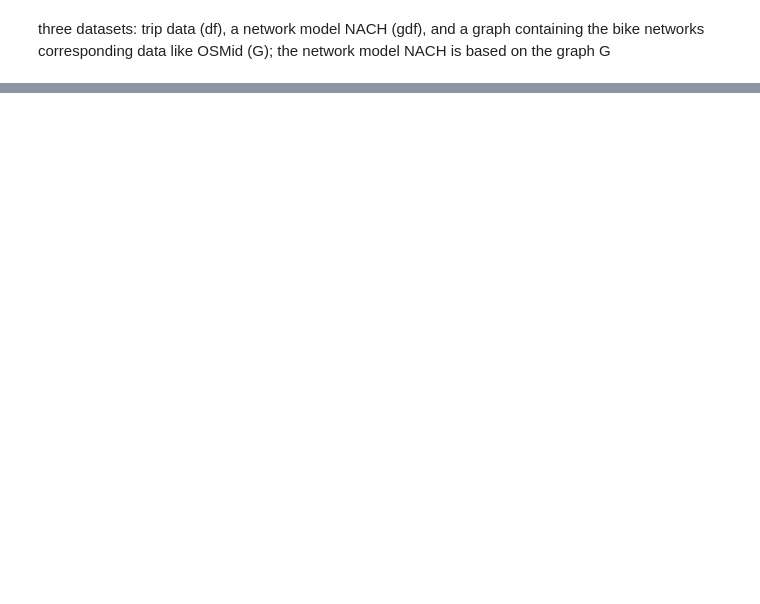
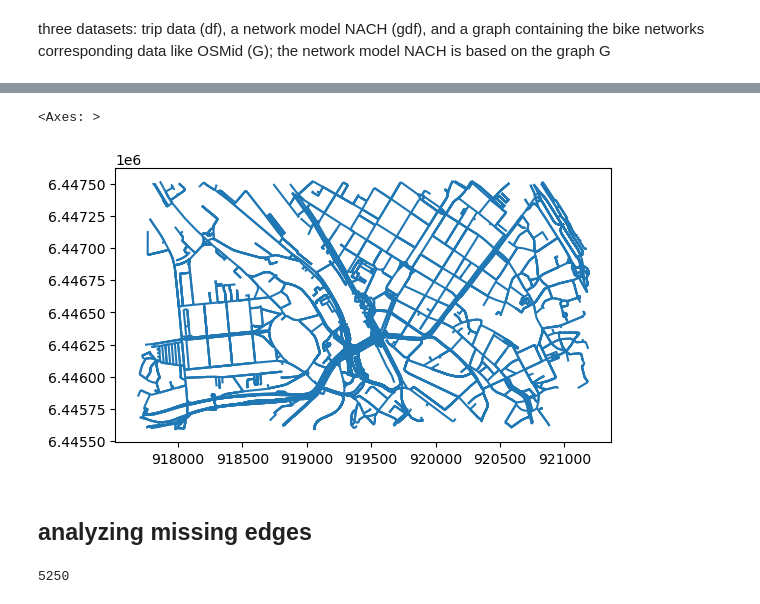
Before and after one commit to LukasCocineroDKSR/GBFS-data-generator, a Jupyter notebook: route_choice.ipynb, the cells around one changed output, grey strips where cells are left out. Cells and saved outputs as stored; diff of their text form; code cells hidden in the pictures; blank space fills up the shorter version.

```diff
--- a/route_choice.ipynb
+++ b/route_choice.ipynb
@@ -16,2 +19,6 @@ G = ox.graph_from_bbox(50.007215, 49.996002, 8.243716, 8.275259, network_type='b
 # %%
 gdf_raw = gpd.read_file('joined_graph_NACH_1500_v03.gpkg')
+# %%
+gdf_graph = gpd.read_file("C:\\Users\\LukasKoch\\Desktop\\pipeline\\RouteChoice\\data\\neu\\graph_edges.gpkg")
+# %%
+gdf_NACH = gpd.read_file("C:\\Users\\LukasKoch\\Desktop\\pipeline\\RouteChoice\\data\\neu\\NACH_model.gpkg")
@@ -17,0 +59,9 @@ gdf_raw = gpd.read_file('joined_graph_NACH_1500_v03.gpkg')
+# %%
+new_crs = 'EPSG:3857'
+gdf_graph = gdf_graph.to_crs(new_crs)
+# %%
+# Perform spatial join
+merged_gdf = gpd.sjoin(gdf_graph, gdf_NACH, how='left', op='intersects')
+
+# Get the matched rows
+matched_rows = merged_gdf[gdf_graph.columns]
@@ -18,2 +86,13 @@ gdf_raw = gpd.read_file('joined_graph_NACH_1500_v03.gpkg')
+# %%
+merged_gdf.plot()
+# %% [output]
+<Axes: >
+[figure, added]
+# %% [markdown]
+## analyzing missing edges
+# %%
+len(gdf_NACH)
+# %% [output]
+5250
 # %%
 gdf_raw.columns
```
Also changed, not shown: parts of 58 cells of this notebook, 2 other files.
